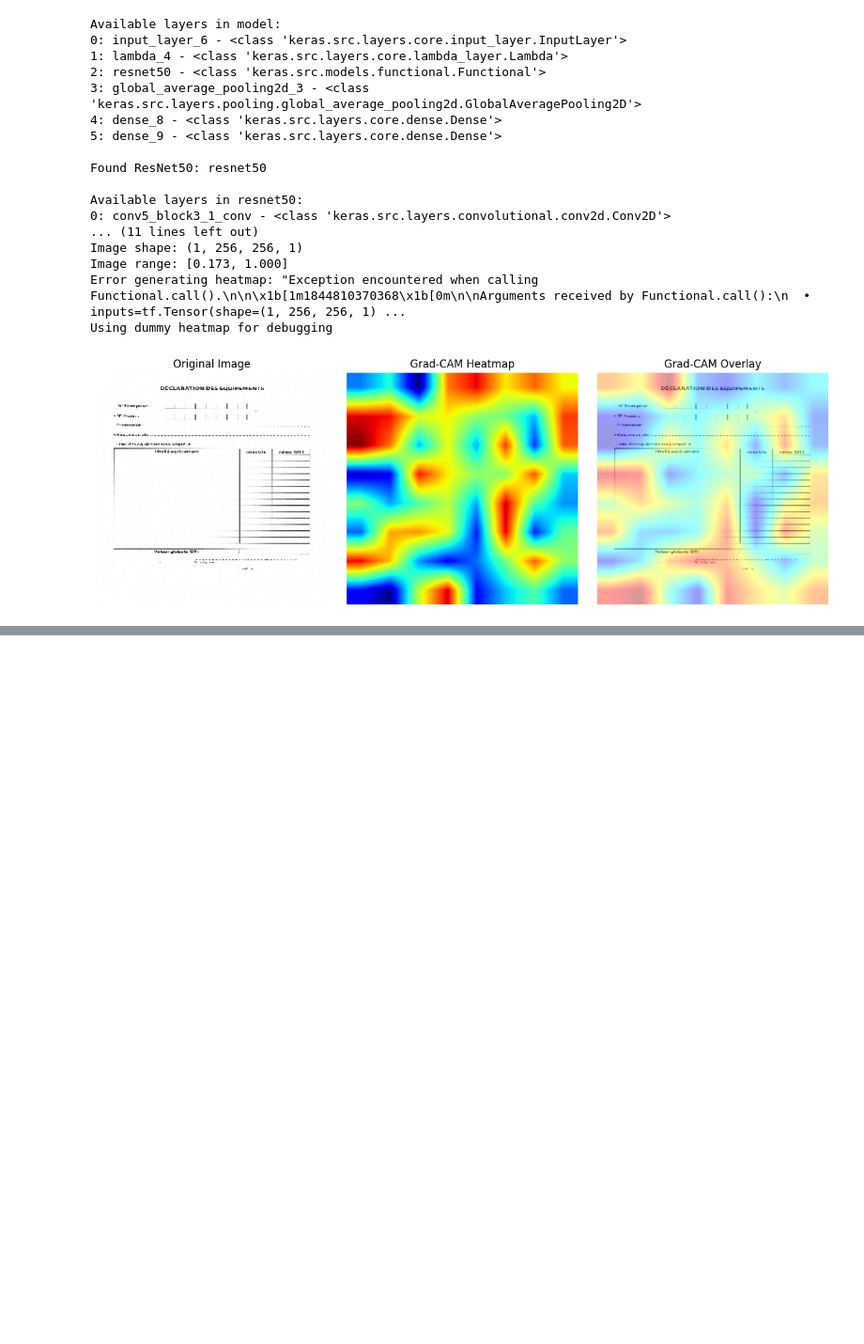
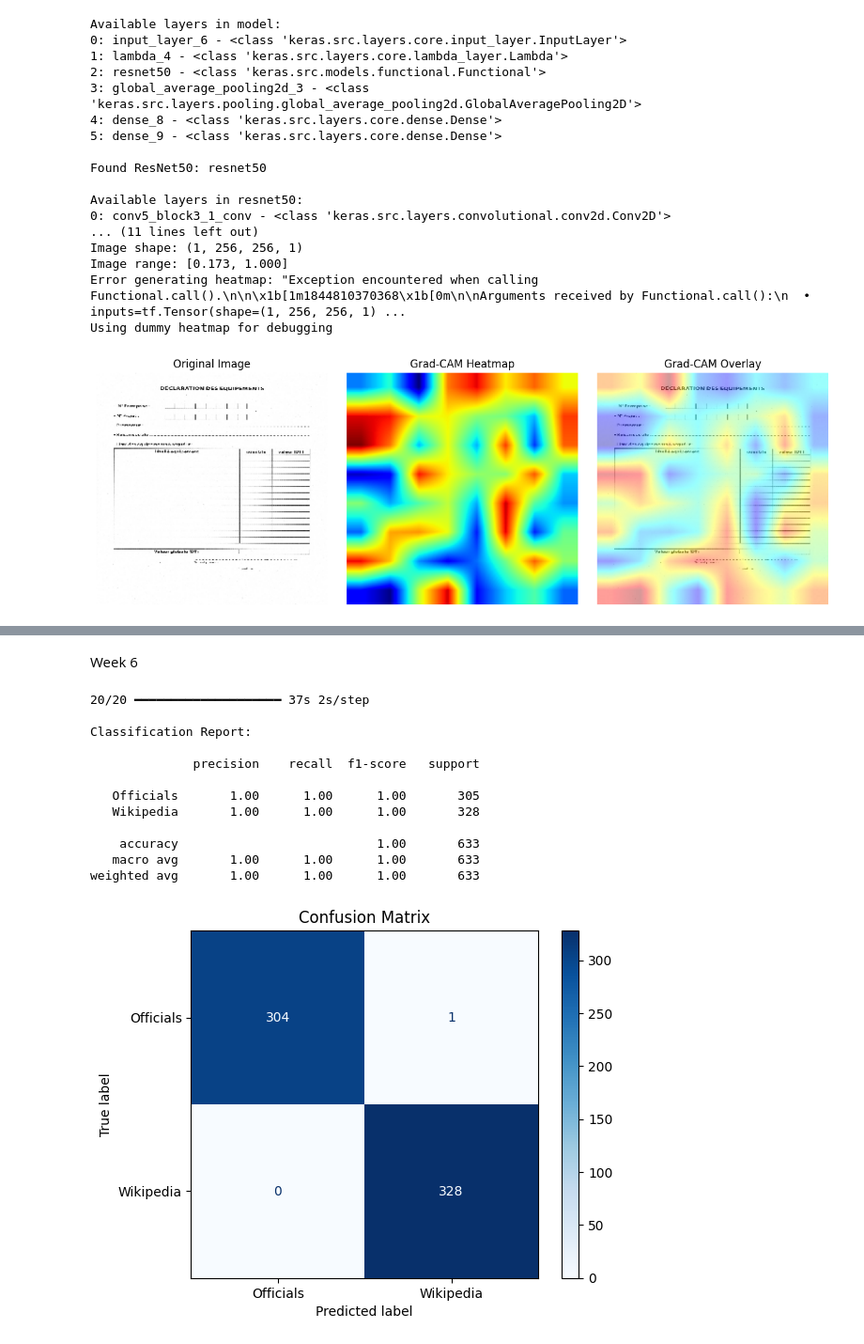
Before and after one commit to raghavthaman/AI_TraceFinder-RaghavThaman, a Jupyter notebook: Raghav Thaman/milestone_3/milestone_3.ipynb, the cells around one changed output, grey strips where cells are left out. Shown at 94% size. Saved outputs shown, nothing was run; the diff lists cells and outputs as text; code cells hidden in the pictures; blank space fills up the shorter version.

```diff
--- a/Raghav Thaman/milestone_3/milestone_3.ipynb
+++ b/Raghav Thaman/milestone_3/milestone_3.ipynb
@@ -2108,0 +2632,49 @@ Using dummy heatmap for debugging
+# %% [markdown]
+Week 6
+# %%
+import numpy as np
+from sklearn.metrics import classification_report, confusion_matrix, ConfusionMatrixDisplay
+import matplotlib.pyplot as plt
+from tensorflow.keras.models import load_model
+
+# -----------------------------
+# 1. Load the saved model
+# -----------------------------
+model = load_model("final_scanner_model.keras")
+
+# -----------------------------
+# 2. Get predictions on test set
+# -----------------------------
+y_pred_probs = model.predict(test_generator, verbose=1)
+y_pred = np.argmax(y_pred_probs, axis=1)   # predicted labels
+y_true = test_generator.classes            # true labels
+
+# -----------------------------
+# 3. Classification Report
+# -----------------------------
+class_labels = list(test_generator.class_indices.keys())  # ['Officials', 'Wikipedia']
+print("\nClassification Report:\n")
+print(classification_report(y_true, y_pred, target_names=class_labels))
+
+# -----------------------------
+# 4. Confusion Matrix
+# -----------------------------
+cm = confusion_matrix(y_true, y_pred)
+disp = ConfusionMatrixDisplay(confusion_matrix=cm, display_labels=class_labels)
+disp.plot(cmap=plt.cm.Blues, values_format='d')
+plt.title("Confusion Matrix")
+plt.show()
+# %% [output]
+20/20 ━━━━━━━━━━━━━━━━━━━━ 37s 2s/step
+
+Classification Report:
+
+              precision    recall  f1-score   support
+
+   Officials       1.00      1.00      1.00       305
+   Wikipedia       1.00      1.00      1.00       328
+
+    accuracy                           1.00       633
+   macro avg       1.00      1.00      1.00       633
+weighted avg       1.00      1.00      1.00       633
+[figure, added]
```
Also changed, not shown: parts of 31 cells of this notebook.
